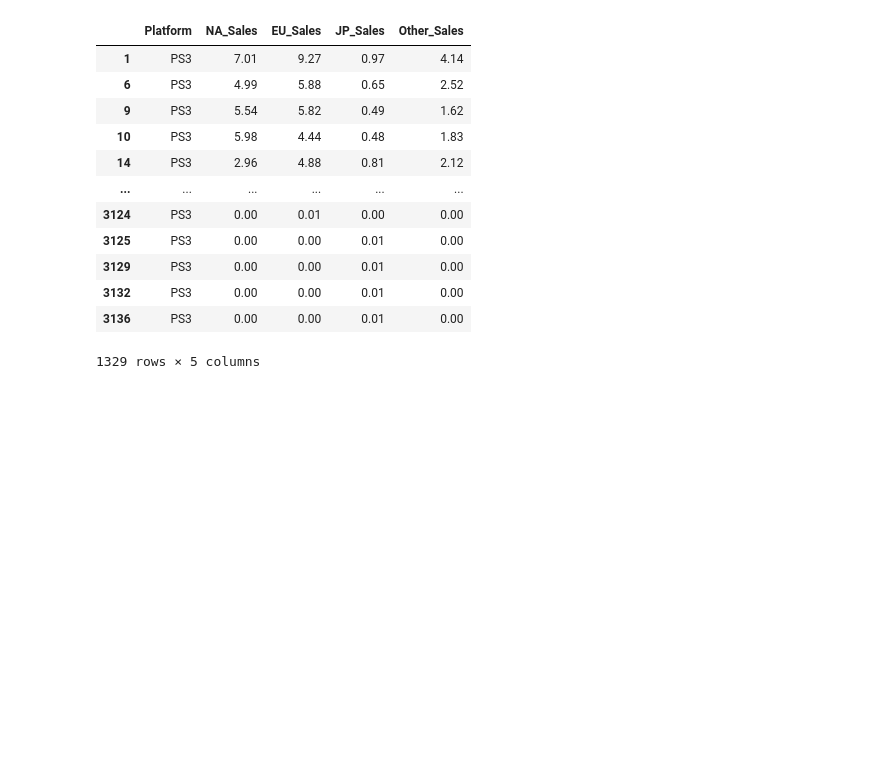
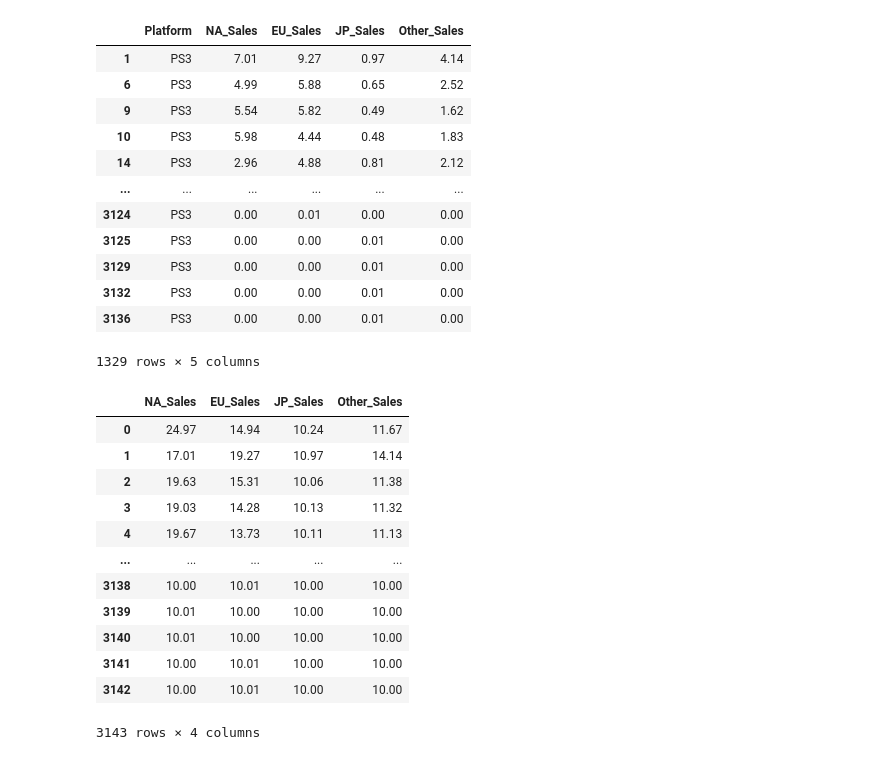
Before and after one commit to leozhao0709/python, a Jupyter notebook: pandas_bootcamp/aggregate.ipynb, the cells around one changed output. Saved outputs shown, nothing was run; the diff lists cells and outputs as text; code cells hidden in the pictures; blank space fills up the shorter version.

```diff
--- a/pandas_bootcamp/aggregate.ipynb
+++ b/pandas_bootcamp/aggregate.ipynb
@@ -249,0 +248,16 @@ sales.groupby('Platform').get_group('PS3')
+# %%
+sales.groupby('Platform').transform(lambda x: x+10)
+# %% [output]
+|  | NA_Sales | EU_Sales | JP_Sales | Other_Sales |
+| 0 | 24.97 | 14.94 | 10.24 | 11.67 |
+| 1 | 17.01 | 19.27 | 10.97 | 14.14 |
+| 2 | 19.63 | 15.31 | 10.06 | 11.38 |
+| 3 | 19.03 | 14.28 | 10.13 | 11.32 |
+| 4 | 19.67 | 13.73 | 10.11 | 11.13 |
+| ... | ... | ... | ... | ... |
+| 3138 | 10.00 | 10.01 | 10.00 | 10.00 |
+| 3139 | 10.01 | 10.00 | 10.00 | 10.00 |
+| 3140 | 10.01 | 10.00 | 10.00 | 10.00 |
+| 3141 | 10.00 | 10.01 | 10.00 | 10.00 |
+| 3142 | 10.00 | 10.01 | 10.00 | 10.00 |
+3143 rows × 4 columns
```
Also changed, not shown: parts of 1 cell of this notebook, 4 other files.
